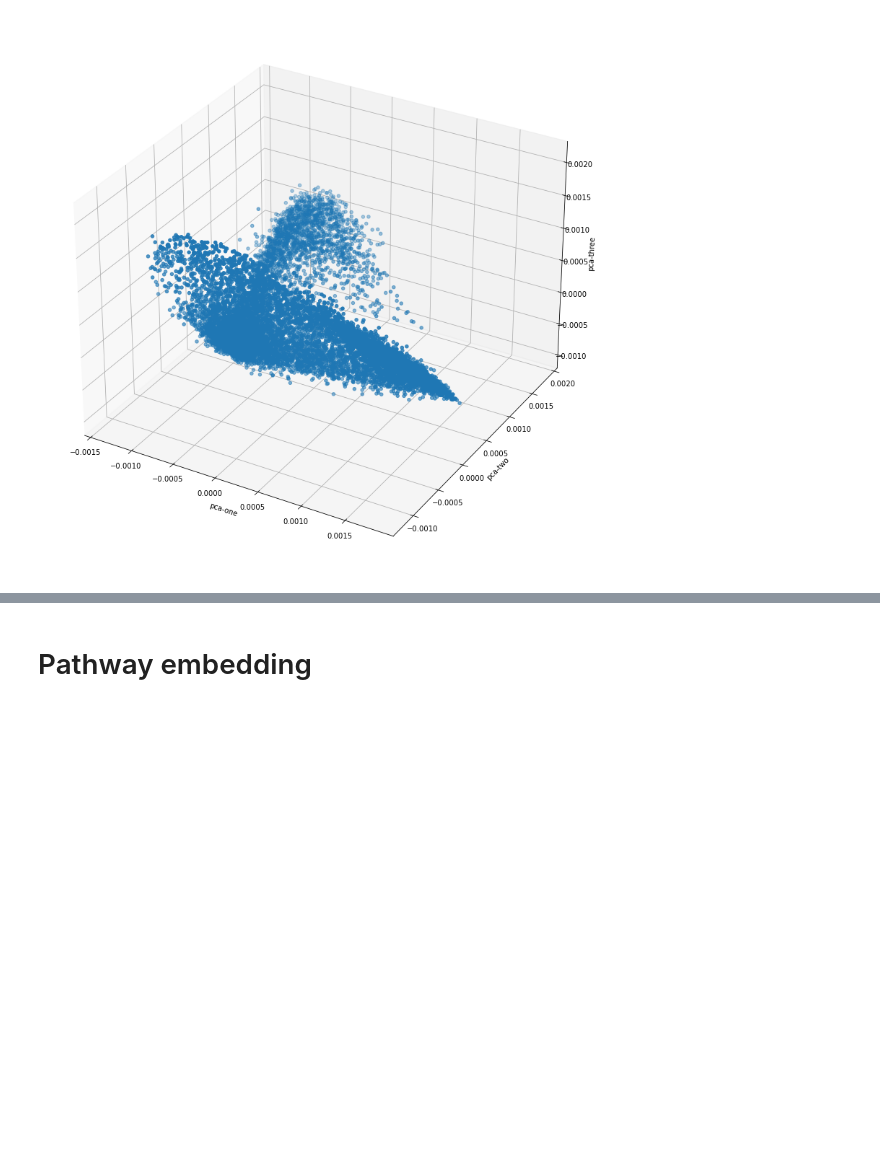
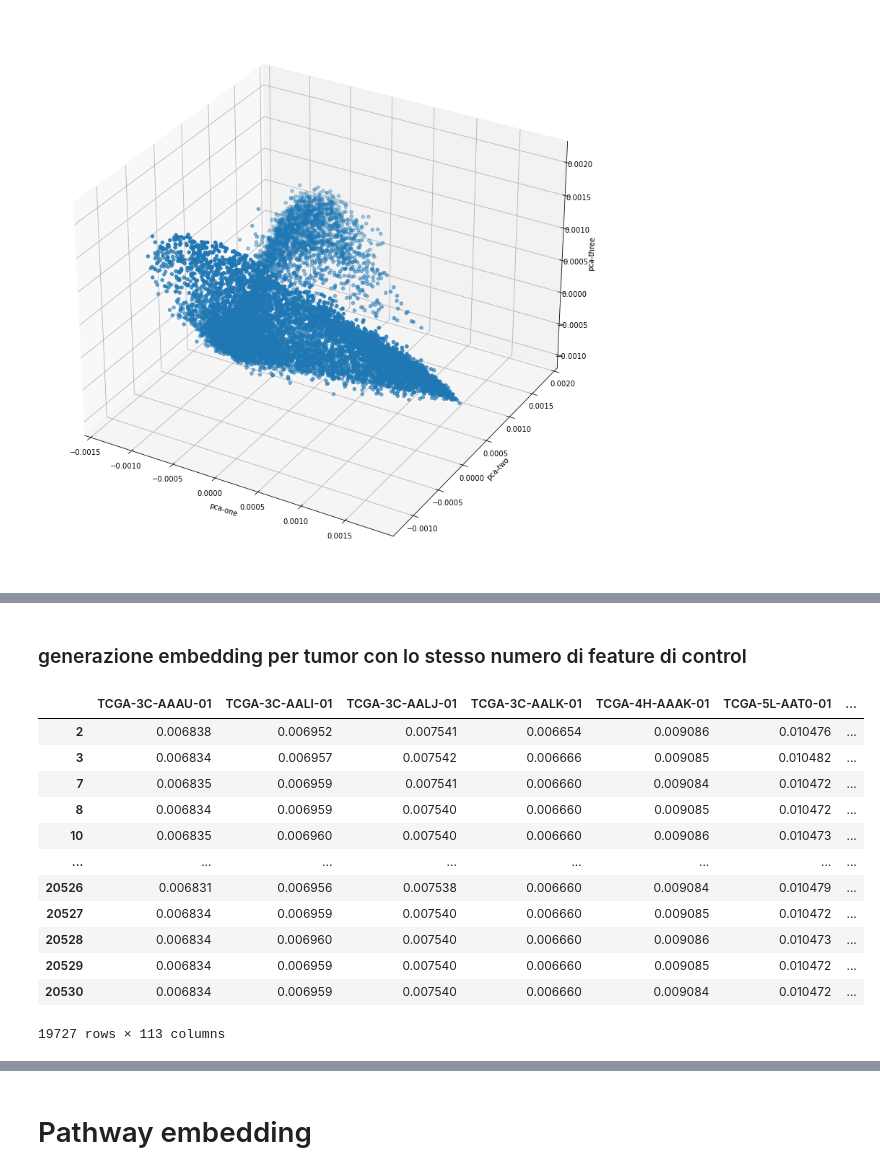
Before and after one commit to josura/GNN-metapathways, a Jupyter notebook: testGraph.ipynb, the cells around one changed output, grey strips where cells are left out. Cells and saved outputs as stored; diff of their text form; code cells hidden in the pictures; blank space fills up the shorter version.

```diff
--- a/testGraph.ipynb
+++ b/testGraph.ipynb
@@ -1188,0 +1304,2 @@ plt.show()
+# %% [markdown]
+### generazione embedding per tumor con lo stesso numero di feature di control
@@ -1188,0 +1312,16 @@ plt.show()
+# %%
+genesEmbeddingsTumorfinal
+# %% [output]
+|  | TCGA-3C-AAAU-01 | TCGA-3C-AALI-01 | TCGA-3C-AALJ-01 | TCGA-3C-AALK-01 | TCGA-4H-AAAK-01 | TCGA-5L-AAT0-01 | ... |
+| 2 | 0.006838 | 0.006952 | 0.007541 | 0.006654 | 0.009086 | 0.010476 | ... |
+| 3 | 0.006834 | 0.006957 | 0.007542 | 0.006666 | 0.009085 | 0.010482 | ... |
+| 7 | 0.006835 | 0.006959 | 0.007541 | 0.006660 | 0.009084 | 0.010472 | ... |
+| 8 | 0.006834 | 0.006959 | 0.007540 | 0.006660 | 0.009085 | 0.010472 | ... |
+| 10 | 0.006835 | 0.006960 | 0.007540 | 0.006660 | 0.009086 | 0.010473 | ... |
+| ... | ... | ... | ... | ... | ... | ... | ... |
+| 20526 | 0.006831 | 0.006956 | 0.007538 | 0.006660 | 0.009084 | 0.010479 | ... |
+| 20527 | 0.006834 | 0.006959 | 0.007540 | 0.006660 | 0.009085 | 0.010472 | ... |
+| 20528 | 0.006834 | 0.006960 | 0.007540 | 0.006660 | 0.009086 | 0.010473 | ... |
+| 20529 | 0.006834 | 0.006959 | 0.007540 | 0.006660 | 0.009085 | 0.010472 | ... |
+| 20530 | 0.006834 | 0.006959 | 0.007540 | 0.006660 | 0.009084 | 0.010472 | ... |
+19727 rows × 113 columns
```
Also changed, not shown: parts of 15 cells of this notebook, 7 other files.
